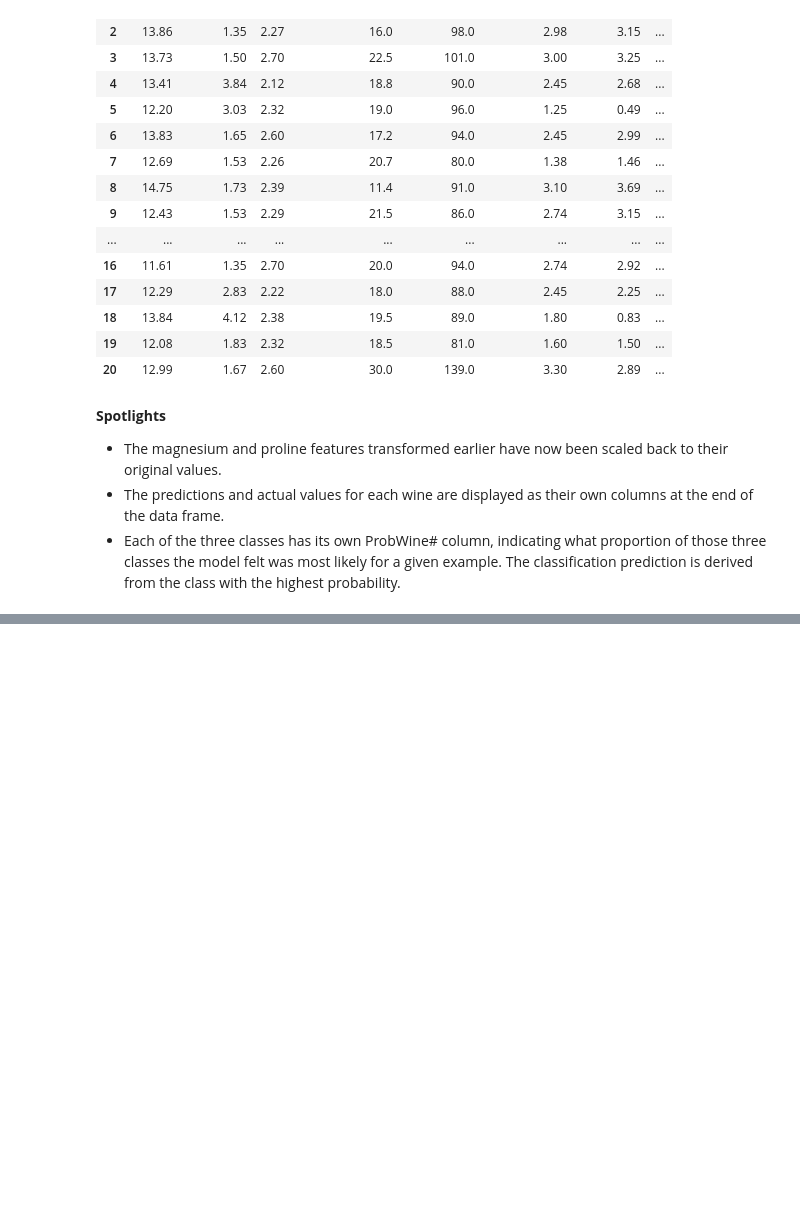
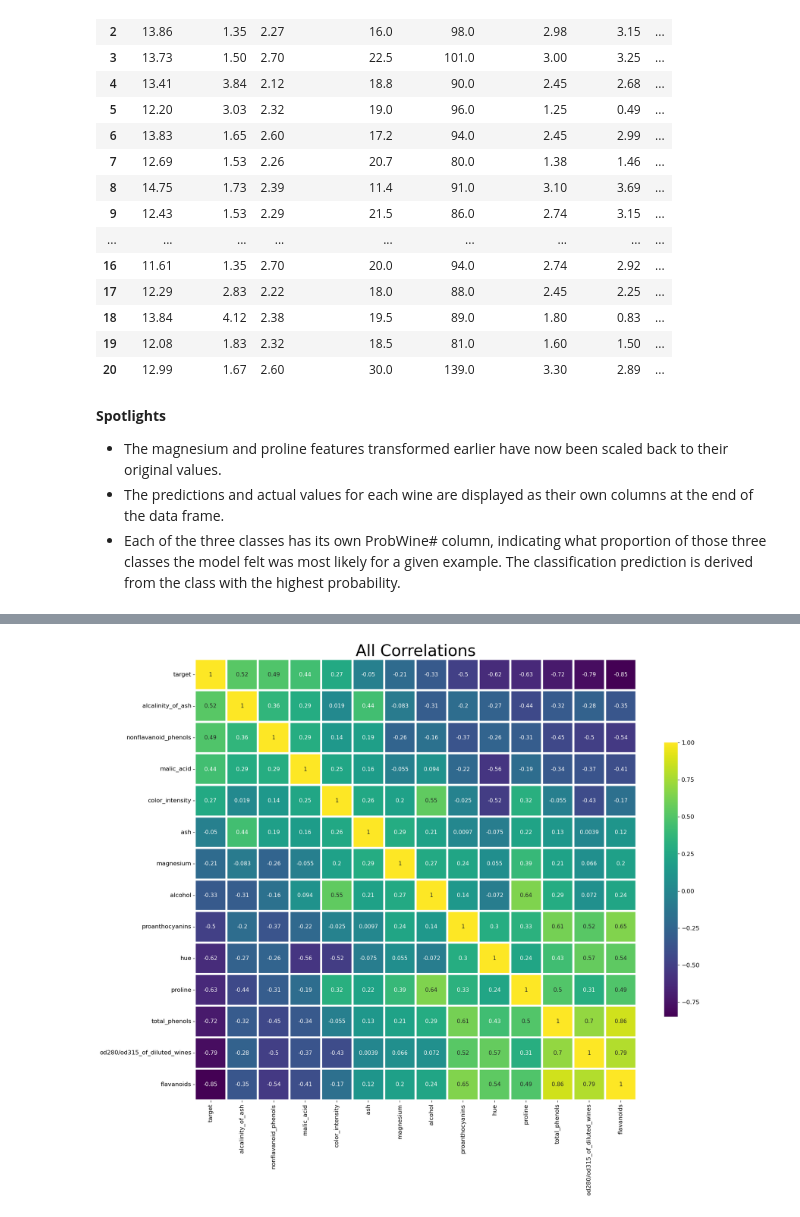
Before and after one commit to tyrantdavis/Multi-Class-Classification-Wine, a Jupyter notebook: wine-classification.ipynb, the cells around one changed output, grey strips where cells are left out. Drawn from its saved outputs; the diff is of its cells as text; code cells hidden in the pictures; blank space fills up the shorter version.

```diff
--- a/wine-classification.ipynb
+++ b/wine-classification.ipynb
@@ -367,0 +371,20 @@ compare_results.head(21)
+# %%
+# Create features list
+features = [
+    "target",
+    "alcalinity_of_ash",
+    "nonflavanoid_phenols",
+    "malic_acid",
+    "color_intensity",
+    "ash",
+    "magnesium",
+    "alcohol",
+    "proanthocyanins",
+    "hue",
+    "proline",
+    "total_phenols",
+    "od280/od315_of_diluted_wines",
+    "flavanoids",
+]
+
+df[features].corr()
@@ -367,0 +407,16 @@ compare_results.head(21)
+# %%
+f, axes = plt.subplots(figsize=(20, 20))
+plt.title("All Correlations", fontsize=32)
+#  Plot the correlation matrix as a heatmap using the Seaborn library
+sns.heatmap(
+    df[features].corr(),
+    linewidths=3.0,
+    square=True,
+    cmap="viridis",
+    linecolor="w",
+    annot=True,
+    annot_kws={"size": 11},
+    cbar_kws={"shrink": 0.5},
+);
+# %% [output]
+[figure, added]
```
Also changed, not shown: parts of 6 cells of this notebook.
